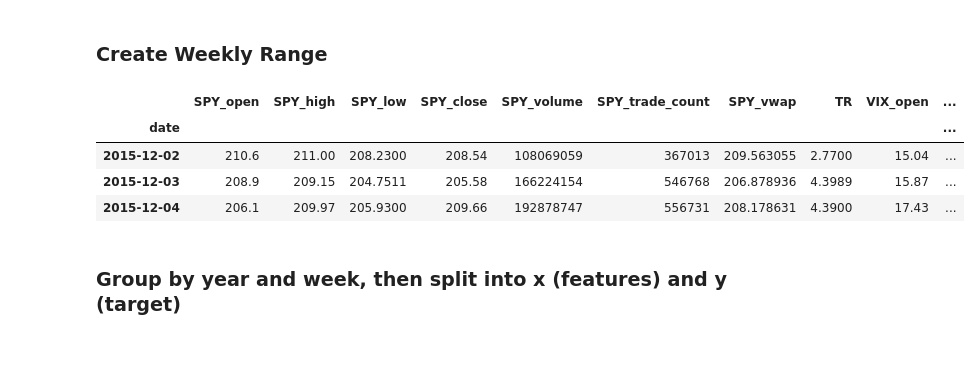
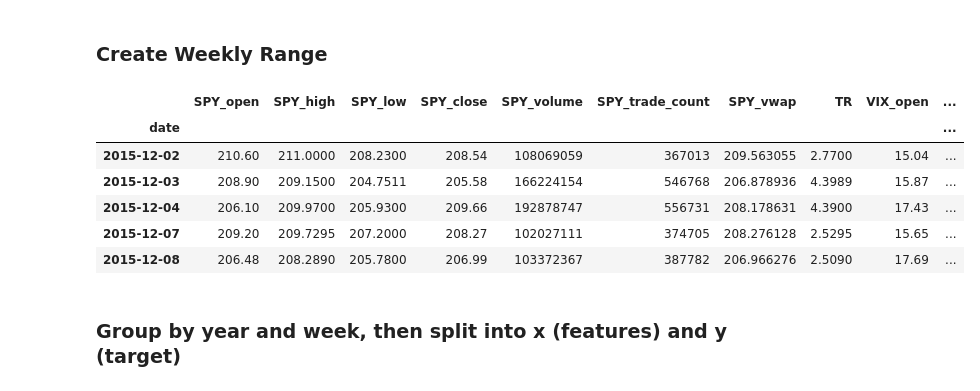
Before and after one commit to laramiedunlap/Project2, a Jupyter notebook: Laramie.ipynb, the cells around one changed output. Drawn from its saved outputs; the diff is of its cells as text; code cells hidden in the pictures; blank space fills up the shorter version.

```diff
--- a/Laramie.ipynb
+++ b/Laramie.ipynb
@@ -105,9 +101,0 @@ df['weekly_range'] = 0
-# %%
-# week_group = df.groupby(by = [df.index.year, df.index.month, df.index.week]).mean()
-df.head(3)
-# %% [output]
-|  | SPY_open | SPY_high | SPY_low | SPY_close | SPY_volume | SPY_trade_count | SPY_vwap | TR | VIX_open | ... |
-| date |  |  |  |  |  |  |  |  |  | ... |
-| 2015-12-02 | 210.6 | 211.00 | 208.2300 | 208.54 | 108069059 | 367013 | 209.563055 | 2.7700 | 15.04 | ... |
-| 2015-12-03 | 208.9 | 209.15 | 204.7511 | 205.58 | 166224154 | 546768 | 206.878936 | 4.3989 | 15.87 | ... |
-| 2015-12-04 | 206.1 | 209.97 | 205.9300 | 209.66 | 192878747 | 556731 | 208.178631 | 4.3900 | 17.43 | ... |
@@ -114,3 +107,13 @@ df.head(3)
+# %%
+df.head()
+# %% [output]
+|  | SPY_open | SPY_high | SPY_low | SPY_close | SPY_volume | SPY_trade_count | SPY_vwap | TR | VIX_open | ... |
+| date |  |  |  |  |  |  |  |  |  | ... |
+| 2015-12-02 | 210.60 | 211.0000 | 208.2300 | 208.54 | 108069059 | 367013 | 209.563055 | 2.7700 | 15.04 | ... |
+| 2015-12-03 | 208.90 | 209.1500 | 204.7511 | 205.58 | 166224154 | 546768 | 206.878936 | 4.3989 | 15.87 | ... |
+| 2015-12-04 | 206.10 | 209.9700 | 205.9300 | 209.66 | 192878747 | 556731 | 208.178631 | 4.3900 | 17.43 | ... |
+| 2015-12-07 | 209.20 | 209.7295 | 207.2000 | 208.27 | 102027111 | 374705 | 208.276128 | 2.5295 | 15.65 | ... |
+| 2015-12-08 | 206.48 | 208.2890 | 205.7800 | 206.99 | 103372367 | 387782 | 206.966276 | 2.5090 | 17.69 | ... |
 # %%
 week_high = 0
 week_low = 999999
```
Also changed, not shown: parts of 32 cells of this notebook.
